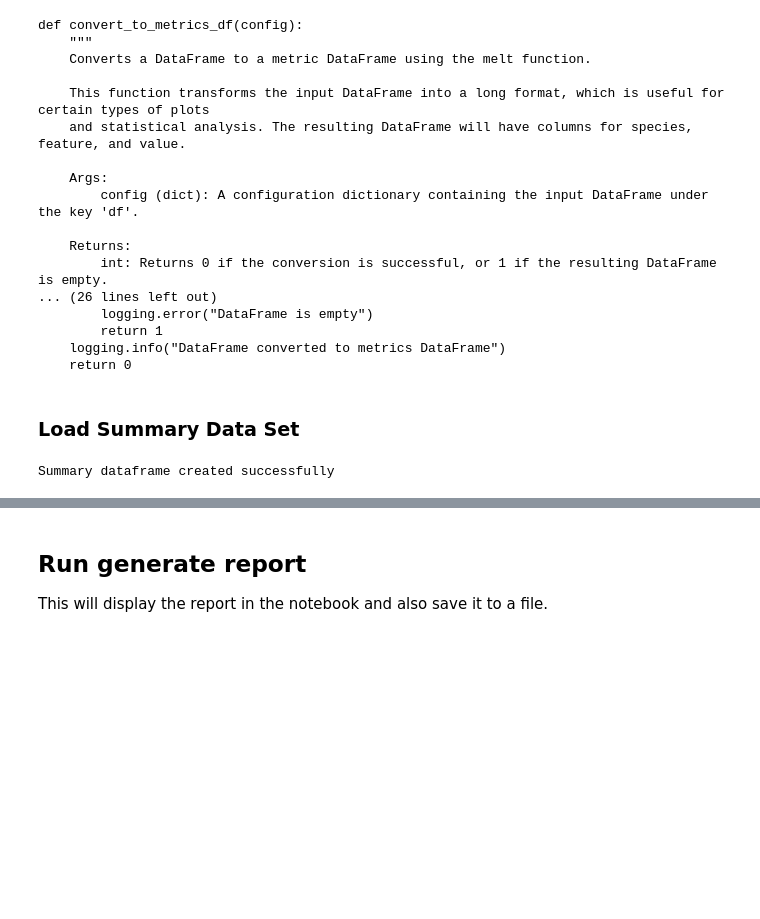
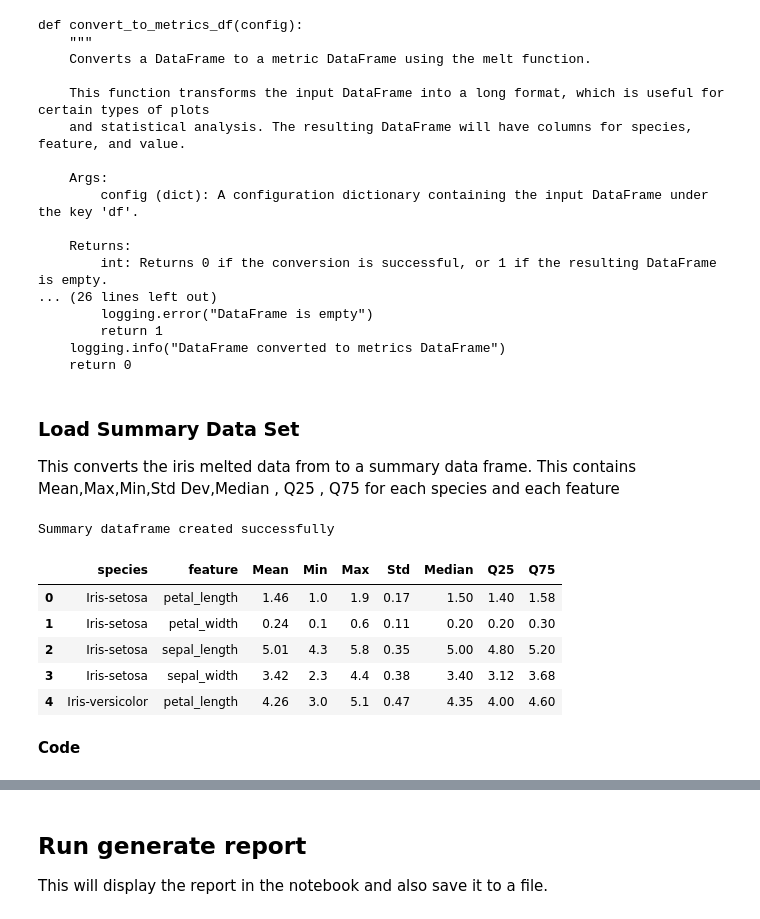
Before and after one commit to clydewatts1/pands-project, a Jupyter notebook: analysis_notebook.ipynb, the cells around one changed output, grey strips where cells are left out. Saved outputs shown, nothing was run; the diff lists cells and outputs as text; code cells hidden in the pictures; blank space fills up the shorter version.

```diff
--- a/analysis_notebook.ipynb
+++ b/analysis_notebook.ipynb
@@ -107,14 +130,26 @@ def convert_to_metrics_df(config):
         return 1
     logging.info("DataFrame converted to metrics DataFrame")
     return 0
-# %% [markdown]
-### Load Summary Data Set
+# %% [markdown]
+### Load Summary Data Set
+
+This converts the iris melted data from to a summary data frame. This contains Mean,Max,Min,Std Dev,Median , Q25 , Q75 for each species and each feature
 # %%
 # create a summary dataframe
 return_code = an.load_summary(an.config)
 if return_code != 0:
     print(f"Error creating summary dataframe : {return_code}")
 else:
     print("Summary dataframe created successfully")
+
+an.config['df_summary'].head()
 # %% [output]
 Summary dataframe created successfully
+|  | species | feature | Mean | Min | Max | Std | Median | Q25 | Q75 |
+| 0 | Iris-setosa | petal_length | 1.46 | 1.0 | 1.9 | 0.17 | 1.50 | 1.40 | 1.58 |
+| 1 | Iris-setosa | petal_width | 0.24 | 0.1 | 0.6 | 0.11 | 0.20 | 0.20 | 0.30 |
+| 2 | Iris-setosa | sepal_length | 5.01 | 4.3 | 5.8 | 0.35 | 5.00 | 4.80 | 5.20 |
+| 3 | Iris-setosa | sepal_width | 3.42 | 2.3 | 4.4 | 0.38 | 3.40 | 3.12 | 3.68 |
+| 4 | Iris-versicolor | petal_length | 4.26 | 3.0 | 5.1 | 0.47 | 4.35 | 4.00 | 4.60 |
+# %% [markdown]
+**Code**
```
Also changed, not shown: parts of 24 cells of this notebook, 3 other files.
